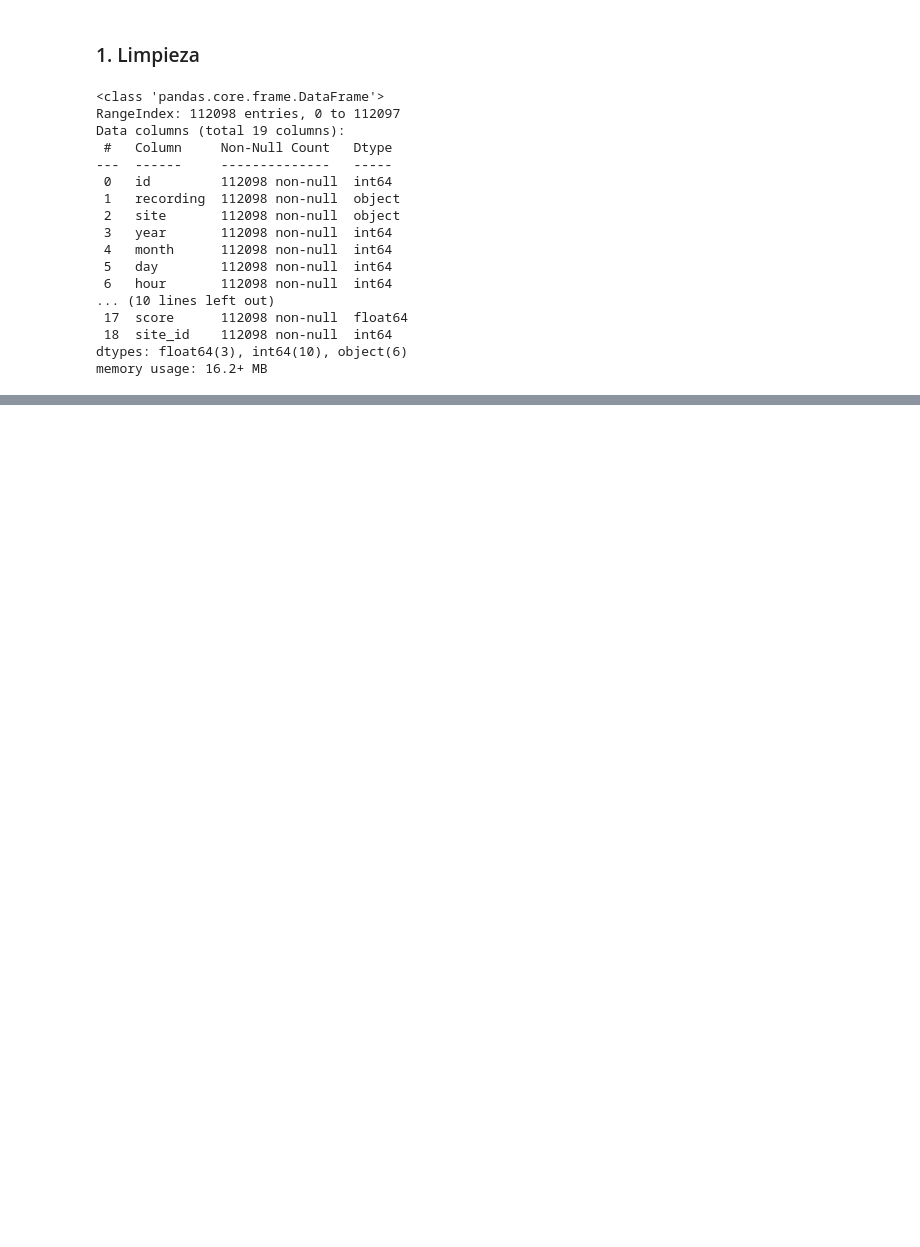
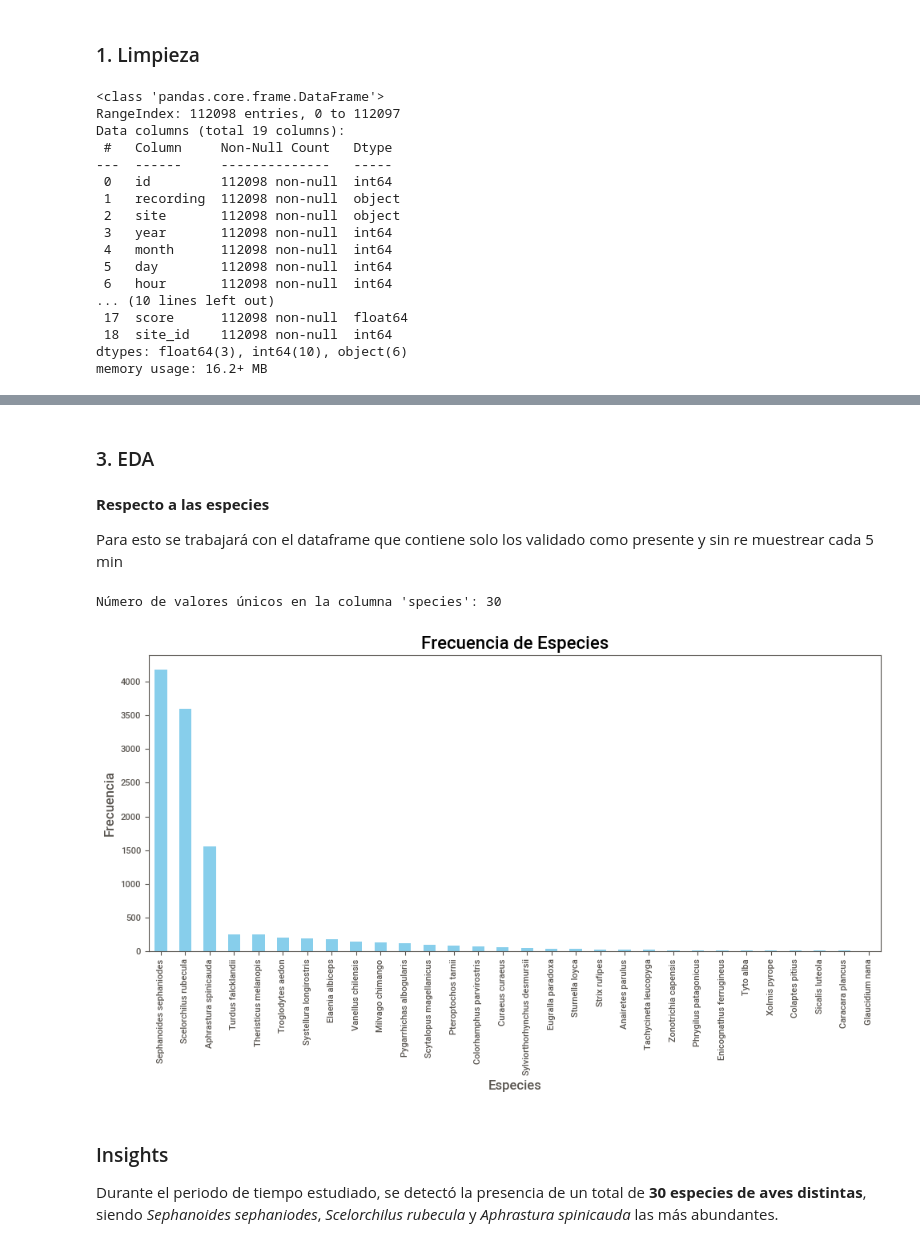
Before and after one commit to camilobehrens/Data_Science_ll, a Jupyter notebook: entrega_1/entrega.ipynb, the cells around one changed output, grey strips where cells are left out. Drawn from its saved outputs; the diff is of its cells as text; code cells hidden in the pictures; blank space fills up the shorter version.

```diff
--- a/entrega_1/entrega.ipynb
+++ b/entrega_1/entrega.ipynb
@@ -360,0 +283,39 @@ result.to_csv(r'C:\Users\camil\OneDrive - Universidad Austral de Chile\datascien
+# %% [markdown]
+### 3. EDA
+# %% [markdown]
+**Respecto a las especies**
+
+Para esto se trabajará con el dataframe que contiene solo los validado como presente y sin re muestrear cada 5 min
+# %%
+file_path = r'C:\Users\camil\OneDrive - Universidad Austral de Chile\datascience1\proyectoDS_parte1\Data_Science_ll\entrega_1\riqueza_validados.csv'
+
+df = pd.read_csv(file_path)
+
+unique_species_count = df['species'].nunique()
+print(f"Número de valores únicos en la columna 'species': {unique_species_count}")
+# %% [output]
+Número de valores únicos en la columna 'species': 30
+# %%
+import matplotlib.pyplot as plt
+
+# Contar la frecuencia de cada especie
+species_counts = df['species'].value_counts()
+
+# Ordenar de mayor a menor
+species_counts = species_counts.sort_values(ascending=False)
+
+# Crear el histograma
+plt.figure(figsize=(10, 6))
+species_counts.plot(kind='bar', color='skyblue')
+plt.title('Frecuencia de Especies', fontsize=16)
+plt.xlabel('Especies', fontsize=12)
+plt.ylabel('Frecuencia', fontsize=12)
+plt.xticks(rotation=90)
+plt.tight_layout()
+plt.show()
+# %% [output]
+[figure, added]
+# %% [markdown]
+### Insights
+
+Durante el periodo de tiempo estudiado, se detectó la presencia de un total de **30 especies de aves distintas**, siendo *Sephanoides sephaniodes*, *Scelorchilus rubecula* y *Aphrastura spinicauda* las más abundantes.
```
Also changed, not shown: parts of 41 cells of this notebook, 3 other files.
